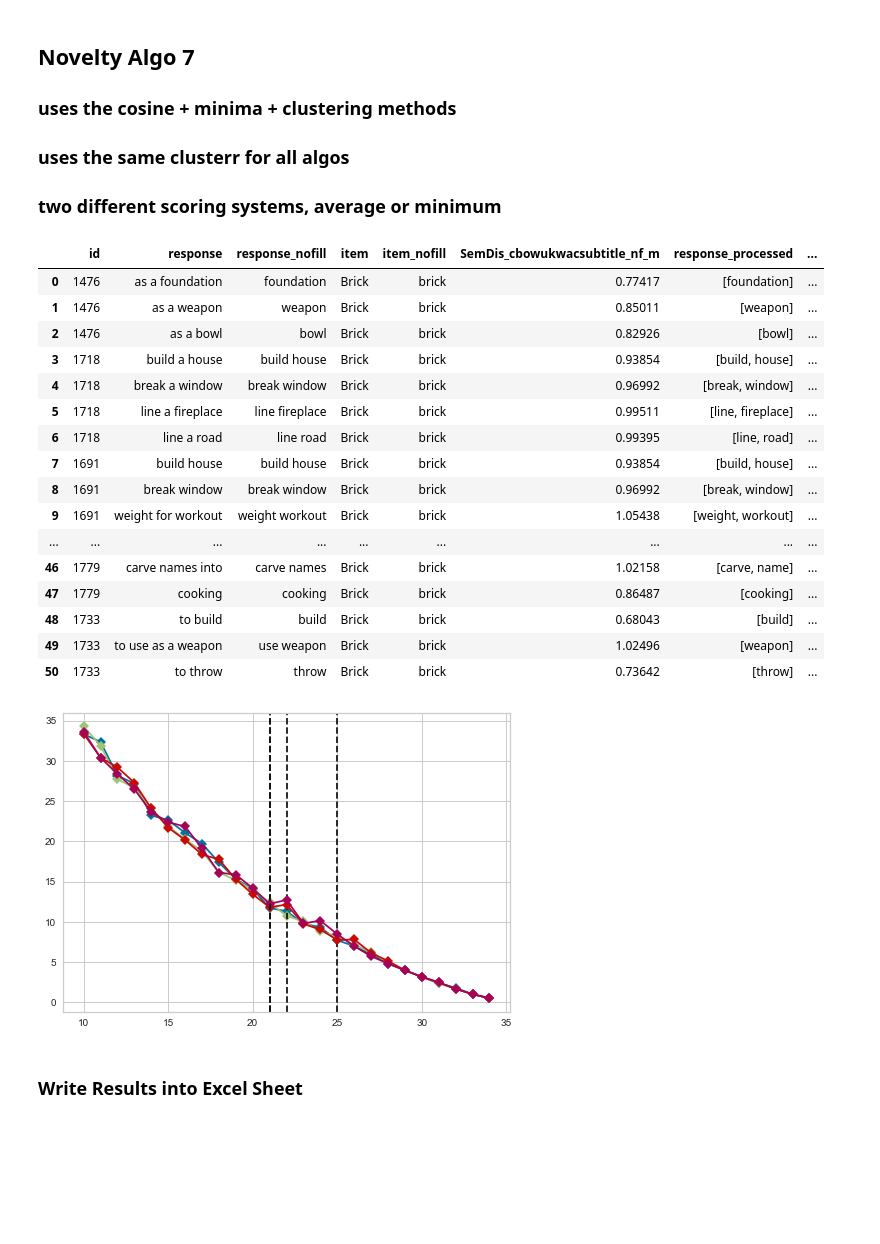
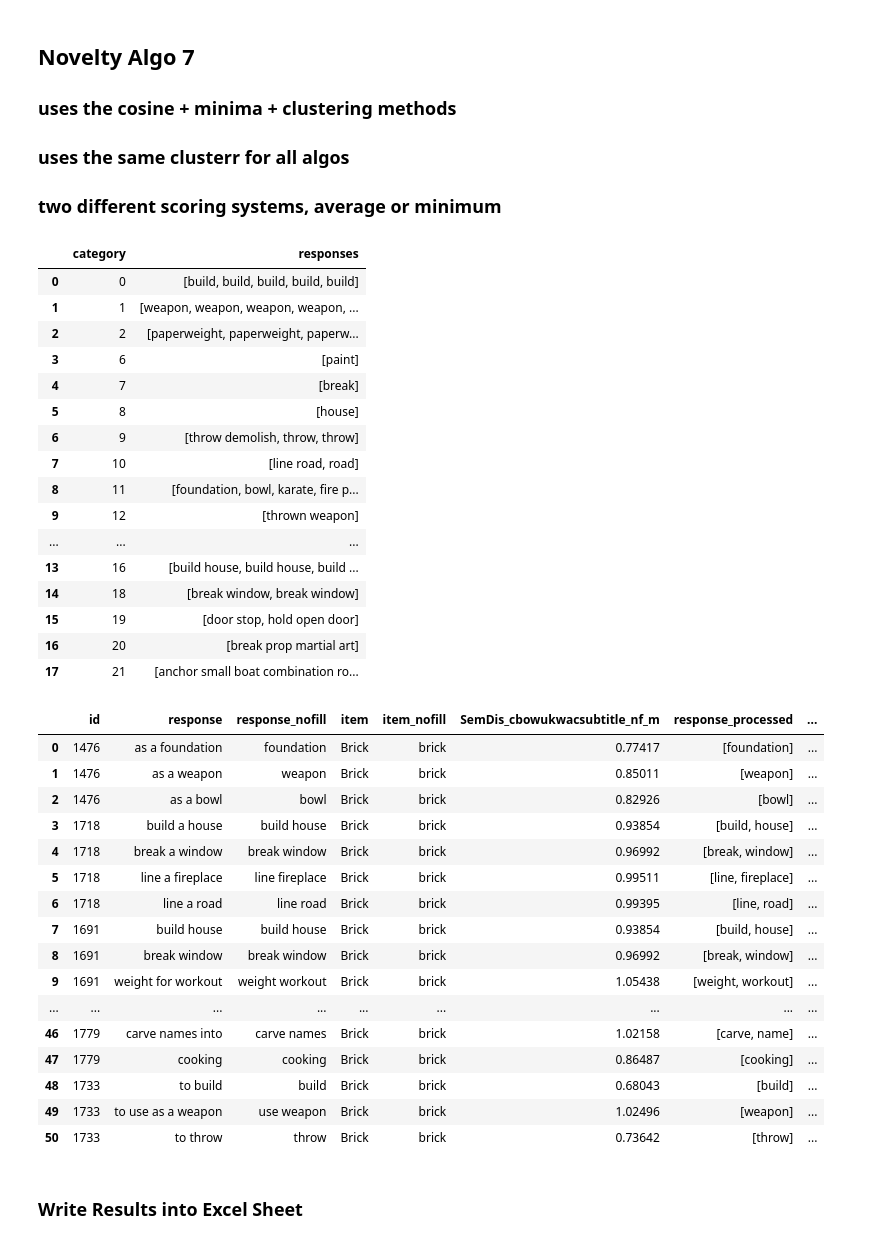
Before and after one commit to DijunQuant/AUT-Scoring, a Jupyter notebook: scripts/novelty_methods.ipynb, the cells around one changed output. Drawn from its saved outputs; the diff is of its cells as text; code cells hidden in the pictures; blank space fills up the shorter version.

```diff
--- a/scripts/novelty_algo.ipynb
+++ b/scripts/novelty_methods.ipynb
@@ -534,6 +401,6 @@ def get_cosine_sim_ewm(prompt, response, sem_space):
     prompt_vector = np.array(sem_space.loc[prompt].values.tolist())
     ewm_vector = get_ew_multiplied_vector(response, sem_space)
 
-    return (1 - get_cosine_similarity(prompt_vector, ewm_vector))
+    return (sf.get_cosine_distance(prompt_vector, ewm_vector))
 # %%
 # get df with results of the cosine distance from prompt using the elementwise multiplied vectors in the response
@@ -590,14 +448,14 @@ data_test_brick_novelty_ukwac_ewm_cosinedist
 ### ukwac_sem_space + local minina + cosine distance
 # %%
 # get word in phrase that has the least distance from the prompt
-def get_minima_vector_cos_distance(prompt, phrase_list, sem_space):
+def get_minvec(prompt, phrase_list, sem_space):
     distances_list = []
     # get prompt vector
     prompt_vector = np.array(sem_space.loc[prompt].values.tolist())
 
     # create list of cosine distances
     for term in phrase_list:
-        distances_list.append((1 - get_cosine_similarity(prompt_vector, np.array(sem_space.loc[term].values.tolist()))))
+        distances_list.append(sf.get_cosine_distance(prompt_vector, np.array(sem_space.loc[term].values.tolist())))
 
     # return the max cosine distance
     return max(distances_list, default=0)
@@ -833,8 +651,6 @@ data_test_brick_novelty_ukwac_minimavec_cosinedist_cluster
 # gives each phrase in cluster the average distance
 # generalized to avg or min, both ewm and minima
 def get_clustered_novelty_score_generalized(clusters_df, novel_rating_df, average, column):
-    # get cluster df
-    clusters_df = get_counts_vector(22, novel_rating_df['response_processed_phrase'].tolist())
     # get cleaned phrases and their current novelty rating
     novelty_scores = dict(zip(novel_rating_df.response_processed_phrase, novel_rating_df[column]))
 
@@ -878,10 +694,9 @@ def get_clustered_novelty_score_generalized(clusters_df, novel_rating_df, averag
     return list(df_phrases_scores_list)
 # %%
 # get df with results of the cosine distance from prompt using the elementwise multiplied vectors in the response
-def get_novelty_combined(df, prompt, stopwords_list, sem_space, remove_sw, join_list):
+def get_novelty_combined(df, prompt, stopwords_list, sem_space, join_list, num_clusters, display):
     # clean the responses
-    novel_rating_df = get_cleaned_responses(df, stopwords_list, remove_sw, join_list)
-    novel_rating_df = novel_rating_df[novel_rating_df.astype(str)['response_processed'] != '[]']
+    novel_rating_df = sf.get_cleaned_responses_df(df, stopwords_list, join_list)
     cleaned_responses = novel_rating_df['response_processed'].tolist()
     novel_rating_df['response_processed_phrase'] = [' '.join(x) for x in cleaned_responses]
     # list to store cosine sims for ewm
@@ -898,7 +713,7 @@ def get_novelty_combined(df, prompt, stopwords_list, sem_space, remove_sw, join_
 
      # get clusters for the dataset
     # idea is to use the same clusters for each analysis
-    clusters_df = get_counts_vector(22, novel_rating_df['response_processed_phrase'].tolist())
+    clusters_df = get_counts_vector(num_clusters, novel_rating_df['response_processed_phrase'].tolist(), display)
 
     # add novelty rating list to dataframe for ewm
     novel_rating_df['ewm_vector_cosine_dis'] = cosine_sim_list_ewm
@@ -915,27 +730,43 @@ def get_novelty_combined(df, prompt, stopwords_list, sem_space, remove_sw, join_
     # new column with novelty rating
     return novel_rating_df
 # %%
-data_test_brick_novelty_combined = get_novelty_combined(data_test_brick, 'brick', stopwords_edited, ukwac_subtitles, True, False)
+data_test_brick_novelty_combined = get_novelty_combined(data_test_brick, 'brick', stopwords, ukwac_subtitles, False, 22, True)
 data_test_brick_novelty_combined
 # %% [output]
-|  | id | response | response_nofill | item | item_nofill | SemDis_cbowukwacsubtitle_nf_m | response_processed | ... |
-| 0 | 1476 | as a foundation | foundation | Brick | brick | 0.77417 | [foundation] | ... |
-| 1 | 1476 | as a weapon | weapon | Brick | brick | 0.85011 | [weapon] | ... |
-| 2 | 1476 | as a bowl | bowl | Brick | brick | 0.82926 | [bowl] | ... |
-| 3 | 1718 | build a house | build house | Brick | brick | 0.93854 | [build, house] | ... |
-| 4 | 1718 | break a window | break window | Brick | brick | 0.96992 | [break, window] | ... |
-| 5 | 1718 | line a fireplace | line fireplace | Brick | brick | 0.99511 | [line, fireplace] | ... |
-| 6 | 1718 | line a road | line road | Brick | brick | 0.99395 | [line, road] | ... |
-| 7 | 1691 | build house | build house | Brick | brick | 0.93854 | [build, house] | ... |
-| 8 | 1691 | break window | break window | Brick | brick | 0.96992 | [break, window] | ... |
-| 9 | 1691 | weight for workout | weight workout | Brick | brick | 1.05438 | [weight, workout] | ... |
-| ... | ... | ... | ... | ... | ... | ... | ... | ... |
-| 46 | 1779 | carve names into | carve names | Brick | brick | 1.02158 | [carve, name] | ... |
-| 47 | 1779 | cooking | cooking | Brick | brick | 0.86487 | [cooking] | ... |
-| 48 | 1733 | to build | build | Brick | brick | 0.68043 | [build] | ... |
-| 49 | 1733 | to use as a weapon | use weapon | Brick | brick | 1.02496 | [weapon] | ... |
-| 50 | 1733 | to throw | throw | Brick | brick | 0.73642 | [throw] | ... |
+|  | category | responses |
+| 0 | 0 | [build, build, build, build, build] |
+| 1 | 1 | [weapon, weapon, weapon, weapon, ... |
+| 2 | 2 | [paperweight, paperweight, paperw... |
+| 3 | 6 | [paint] |
+| 4 | 7 | [break] |
+| 5 | 8 | [house] |
+| 6 | 9 | [throw demolish, throw, throw] |
+| 7 | 10 | [line road, road] |
+| 8 | 11 | [foundation, bowl, karate, fire p... |
+| 9 | 12 | [thrown weapon] |
+| ... | ... | ... |
+| 13 | 16 | [build house, build house, build ... |
+| 14 | 18 | [break window, break window] |
+| 15 | 19 | [door stop, hold open door] |
+| 16 | 20 | [break prop martial art] |
+| 17 | 21 | [anchor small boat combination ro... |
-[figure, removed]
+|  | id | response | response_nofill | item | item_nofill | SemDis_cbowukwacsubtitle_nf_m | response_processed | ... |
+| 0 | 1476 | as a foundation | foundation | Brick | brick | 0.77417 | [foundation] | ... |
+| 1 | 1476 | as a weapon | weapon | Brick | brick | 0.85011 | [weapon] | ... |
+| 2 | 1476 | as a bowl | bowl | Brick | brick | 0.82926 | [bowl] | ... |
+| 3 | 1718 | build a house | build house | Brick | brick | 0.93854 | [build, house] | ... |
+| 4 | 1718 | break a window | break window | Brick | brick | 0.96992 | [break, window] | ... |
+| 5 | 1718 | line a fireplace | line fireplace | Brick | brick | 0.99511 | [line, fireplace] | ... |
+| 6 | 1718 | line a road | line road | Brick | brick | 0.99395 | [line, road] | ... |
+| 7 | 1691 | build house | build house | Brick | brick | 0.93854 | [build, house] | ... |
+| 8 | 1691 | break window | break window | Brick | brick | 0.96992 | [break, window] | ... |
+| 9 | 1691 | weight for workout | weight workout | Brick | brick | 1.05438 | [weight, workout] | ... |
+| ... | ... | ... | ... | ... | ... | ... | ... | ... |
+| 46 | 1779 | carve names into | carve names | Brick | brick | 1.02158 | [carve, name] | ... |
+| 47 | 1779 | cooking | cooking | Brick | brick | 0.86487 | [cooking] | ... |
+| 48 | 1733 | to build | build | Brick | brick | 0.68043 | [build] | ... |
+| 49 | 1733 | to use as a weapon | use weapon | Brick | brick | 1.02496 | [weapon] | ... |
+| 50 | 1733 | to throw | throw | Brick | brick | 0.73642 | [throw] | ... |
 # %% [markdown]
 ### Write Results into Excel Sheet
 # %%
```
Also changed, not shown: parts of 31 cells of this notebook, 9 other files.
